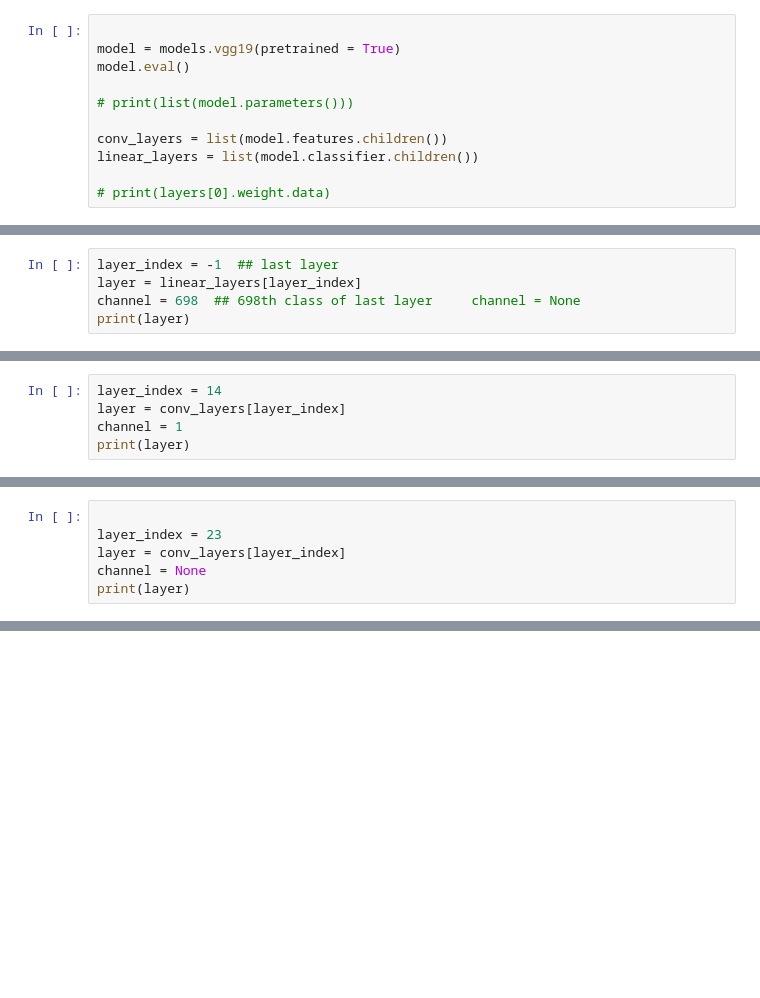
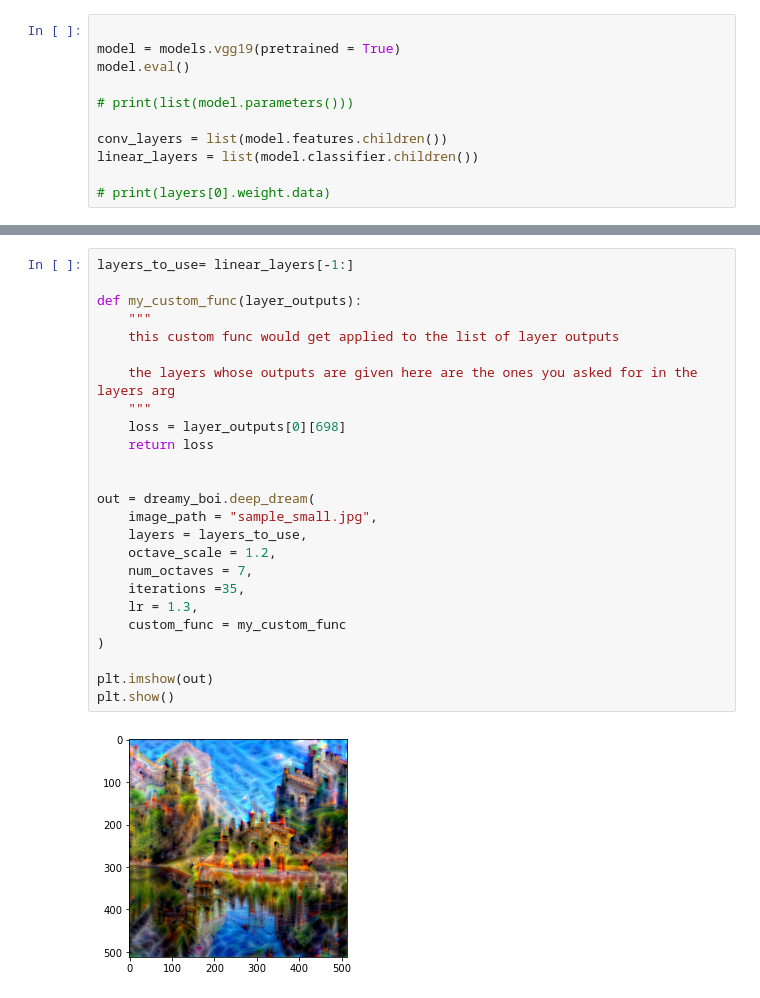
Before and after one commit to Mayukhdeb/torch-dreams, a Jupyter notebook: lucid_playground.ipynb, the cells around one changed output, grey strips where cells are left out. Saved outputs shown, nothing was run; the diff lists cells and outputs as text; blank space fills up the shorter version.

```diff
--- a/lucid_playground.ipynb
+++ b/lucid_playground.ipynb
@@ -74,5 +36,0 @@ Check out [this gist](https://gist.github.com/yrevar/942d3a0ac09ec9e5eb3a) if yo
-# %%
-layer_index = -1  ## last layer
-layer = linear_layers[layer_index]
-channel = 698  ## 698th class of last layer     channel = None
-print(layer)
@@ -102,5 +36,0 @@ This time, we aim to optimize the 100th channel of the 14th feature extraction l
-# %%
-layer_index = 14
-layer = conv_layers[layer_index]
-channel = 1
-print(layer)
@@ -174,6 +36,0 @@ plt.show()
-# %%
-
-layer_index = 23
-layer = conv_layers[layer_index]
-channel = None
-print(layer)
@@ -307,0 +70,27 @@ write_video_from_image_list(
+# %%
+layers_to_use= linear_layers[-1:]
+
+def my_custom_func(layer_outputs):
+    """
+    this custom func would get applied to the list of layer outputs
+
+    the layers whose outputs are given here are the ones you asked for in the layers arg
+    """
+    loss = layer_outputs[0][698]
+    return loss
+
+
+out = dreamy_boi.deep_dream(
+    image_path = "sample_small.jpg",
+    layers = layers_to_use,
+    octave_scale = 1.2,
+    num_octaves = 7,
+    iterations =35,
+    lr = 1.3,
+    custom_func = my_custom_func
+)
+
+plt.imshow(out)
+plt.show()
+# %% [output]
+[figure, added]
```
Also changed, not shown: parts of 49 cells of this notebook, 1 other file.
